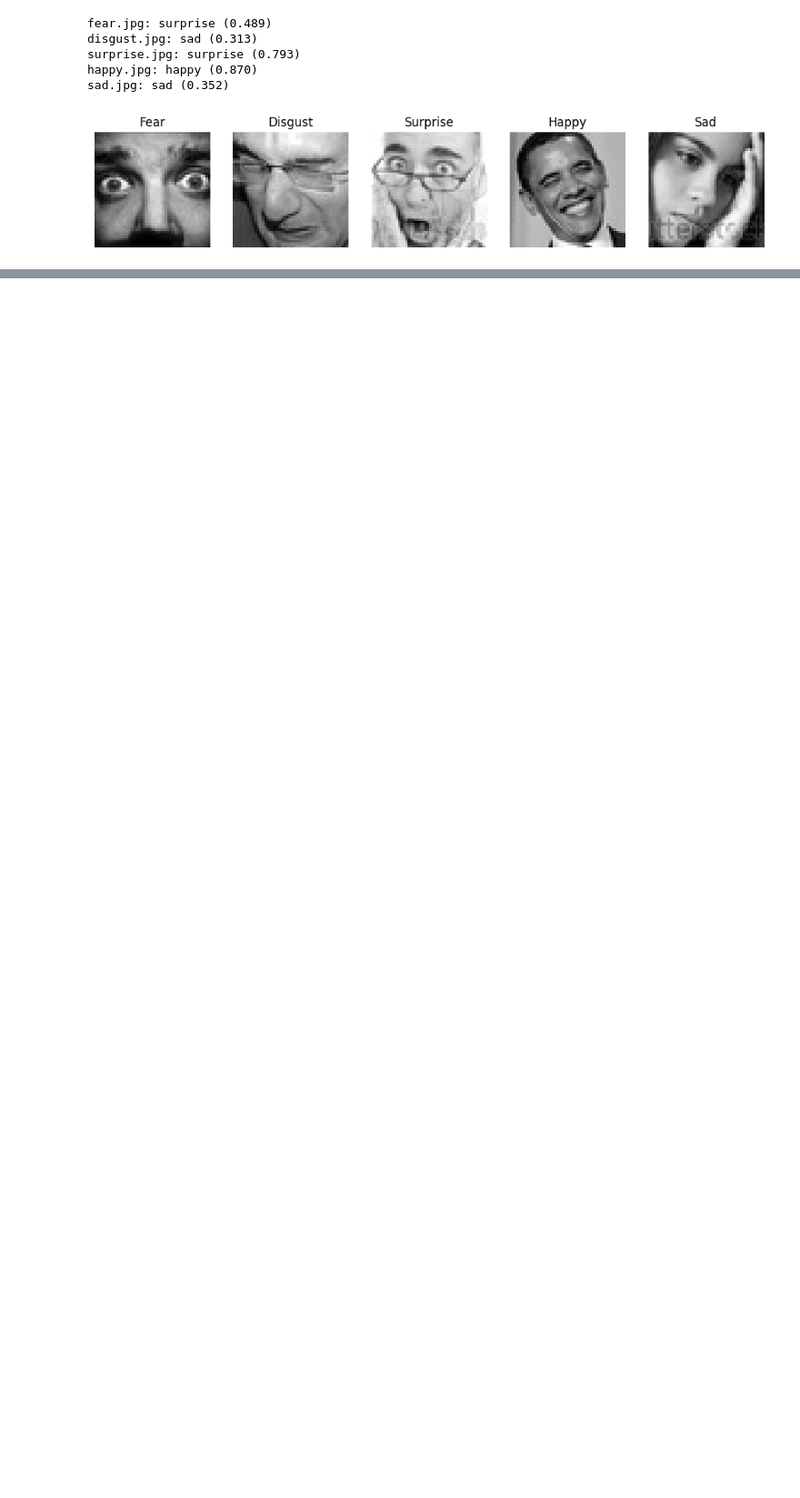
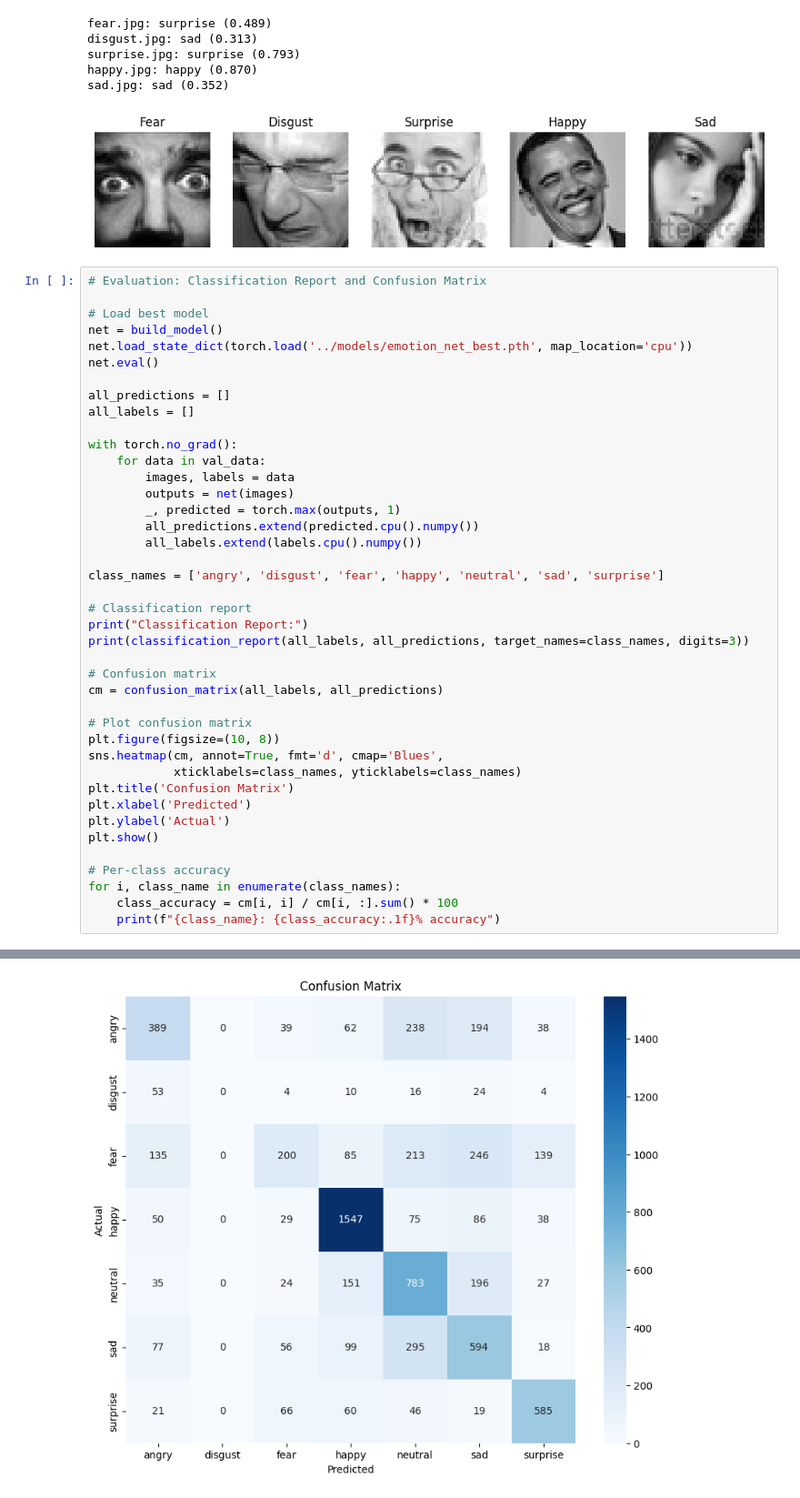
Before and after one commit to hadiafifah/ECS174-FinalProject, a Jupyter notebook: notebooks/baseline_training.ipynb, the cells around one changed output, grey strips where cells are left out. Shown: that part at 91% size. Cells and saved outputs as stored; diff of their text form; blank space fills up the shorter version.

Commit message:
Evaluation graph and values

```diff
--- a/notebooks/baseline_training.ipynb
+++ b/notebooks/baseline_training.ipynb
@@ -186,3 +189,45 @@ surprise.jpg: surprise (0.793)
 happy.jpg: happy (0.870)
 sad.jpg: sad (0.352)
 [figure]
+# %%
+# Evaluation: Classification Report and Confusion Matrix
+
+# Load best model
+net = build_model()
+net.load_state_dict(torch.load('../models/emotion_net_best.pth', map_location='cpu'))
+net.eval()
+
+all_predictions = []
+all_labels = []
+
+with torch.no_grad():
+    for data in val_data:
+        images, labels = data
+        outputs = net(images)
+        _, predicted = torch.max(outputs, 1)
+        all_predictions.extend(predicted.cpu().numpy())
+        all_labels.extend(labels.cpu().numpy())
+
+class_names = ['angry', 'disgust', 'fear', 'happy', 'neutral', 'sad', 'surprise']
+
+# Classification report
+print("Classification Report:")
+print(classification_report(all_labels, all_predictions, target_names=class_names, digits=3))
+
+# Confusion matrix
+cm = confusion_matrix(all_labels, all_predictions)
+
+# Plot confusion matrix
+plt.figure(figsize=(10, 8))
+sns.heatmap(cm, annot=True, fmt='d', cmap='Blues',
+            xticklabels=class_names, yticklabels=class_names)
+plt.title('Confusion Matrix')
+plt.xlabel('Predicted')
+plt.ylabel('Actual')
+plt.show()
+
+# Per-class accuracy
+for i, class_name in enumerate(class_names):
+    class_accuracy = cm[i, i] / cm[i, :].sum() * 100
+    print(f"{class_name}: {class_accuracy:.1f}% accuracy")
+# %% [output]
@@ -188,0 +248 @@ sad.jpg: sad (0.352)
+[figure, added]
```
Also changed, not shown: parts of 2 cells of this notebook.
